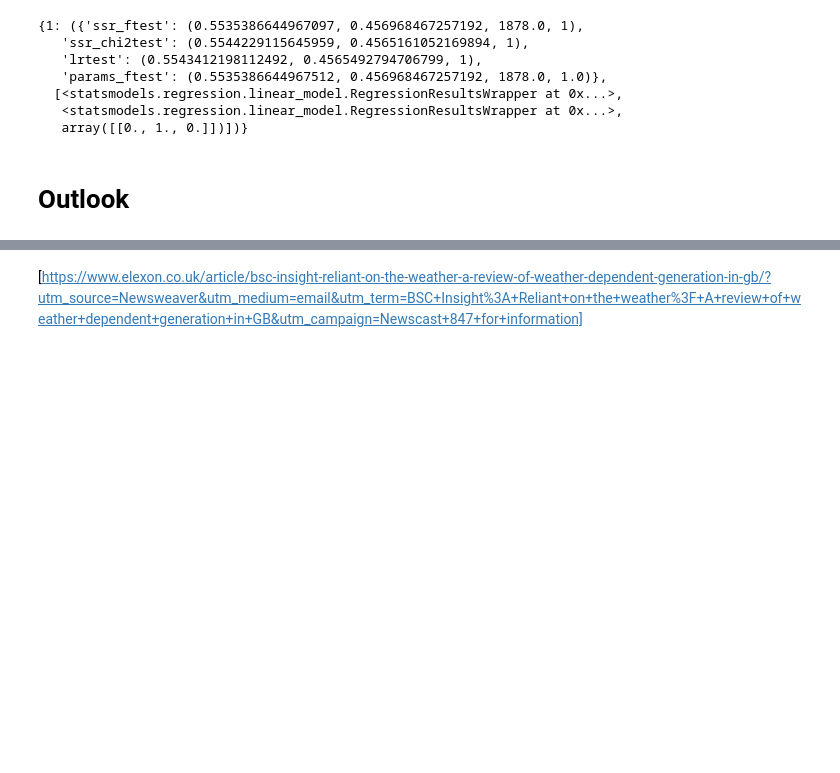
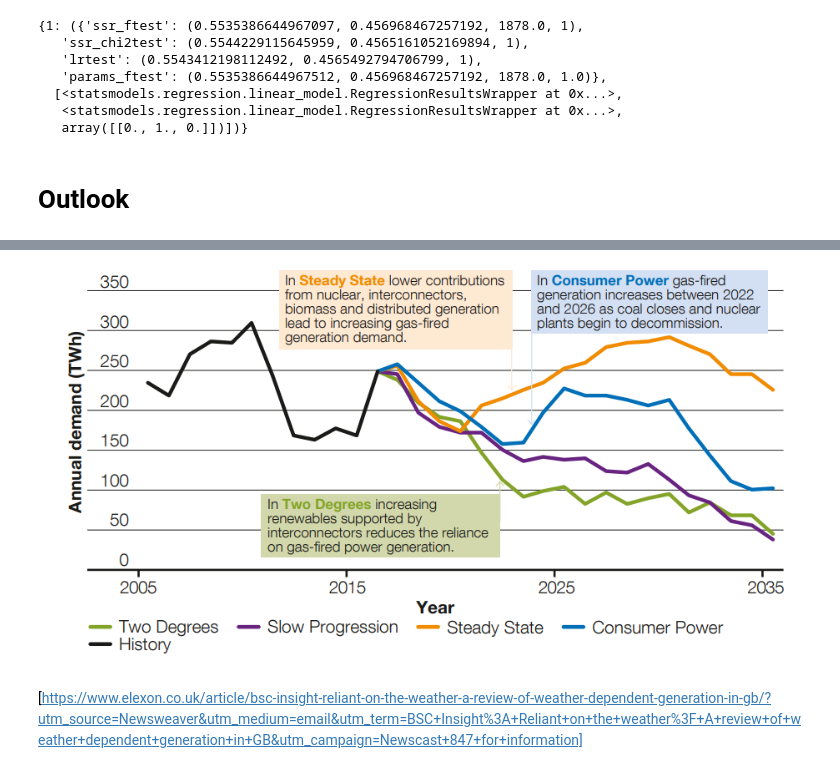
Before and after one commit to r4ch45/charterful, a Jupyter notebook: notebooks/1-why-are-gas-fired-powerstations-important.ipynb, the cells around one changed output, grey strips where cells are left out. Saved outputs shown, nothing was run; the diff lists cells and outputs as text; code cells hidden in the pictures; blank space fills up the shorter version.

```diff
--- a/notebooks/1-why-are-gas-fired-powerstations-important.ipynb
+++ b/notebooks/1-why-are-gas-fired-powerstations-important.ipynb
@@ -335,3 +341,7 @@ In all of these scenarios, National Grid project that Gas Fired Generation will
+# %%
+display(Image(filename="../references/GFOP2018-GasFiredDemand-FES.png"))
+# %% [output]
+[figure, added]
 # %% [markdown]
 [https://www.elexon.co.uk/article/bsc-insight-reliant-on-the-weather-a-review-of-weather-dependent-generation-in-gb/?utm_source=Newsweaver&utm_medium=email&utm_term=BSC+Insight%3A+Reliant+on+the+weather%3F+A+review+of+weather+dependent+generation+in+GB&utm_campaign=Newscast+847+for+information]
 # %% [markdown]
```
Also changed, not shown: parts of 7 cells of this notebook, 15 other files.
